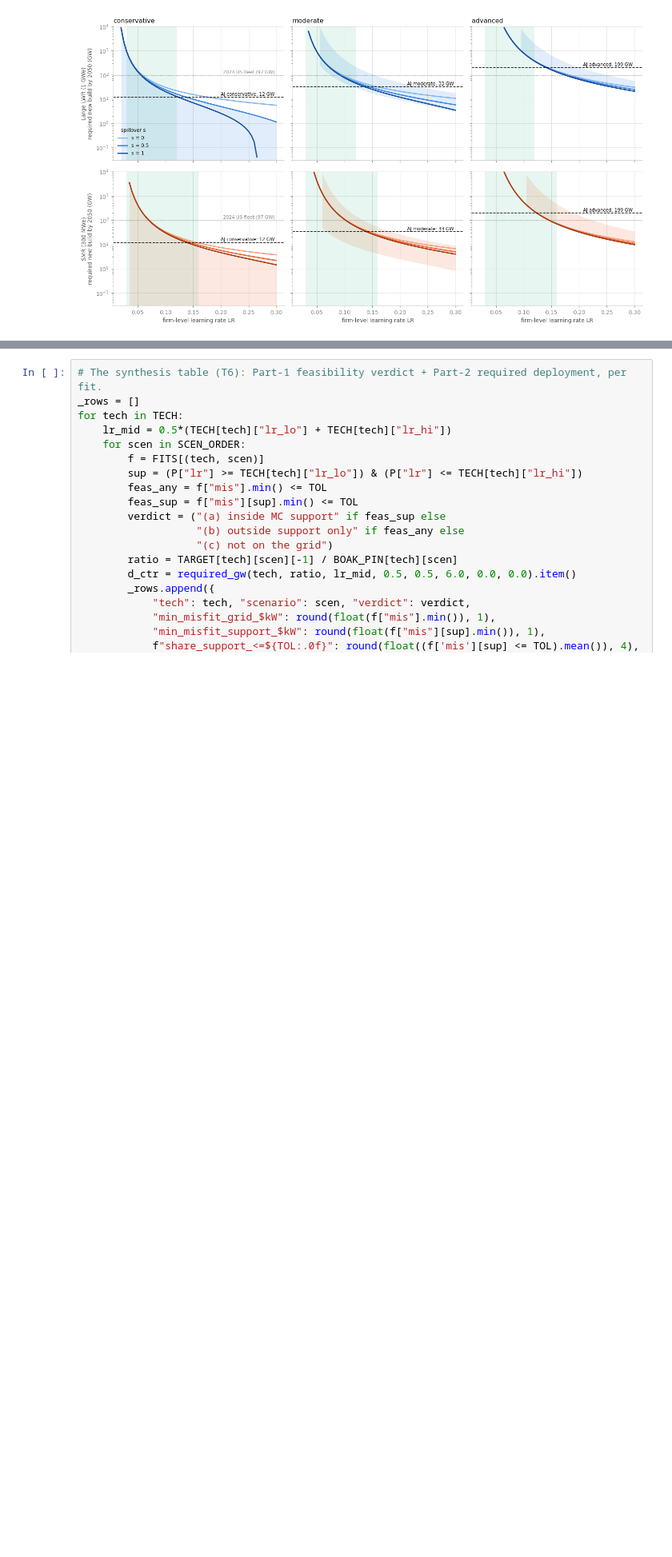
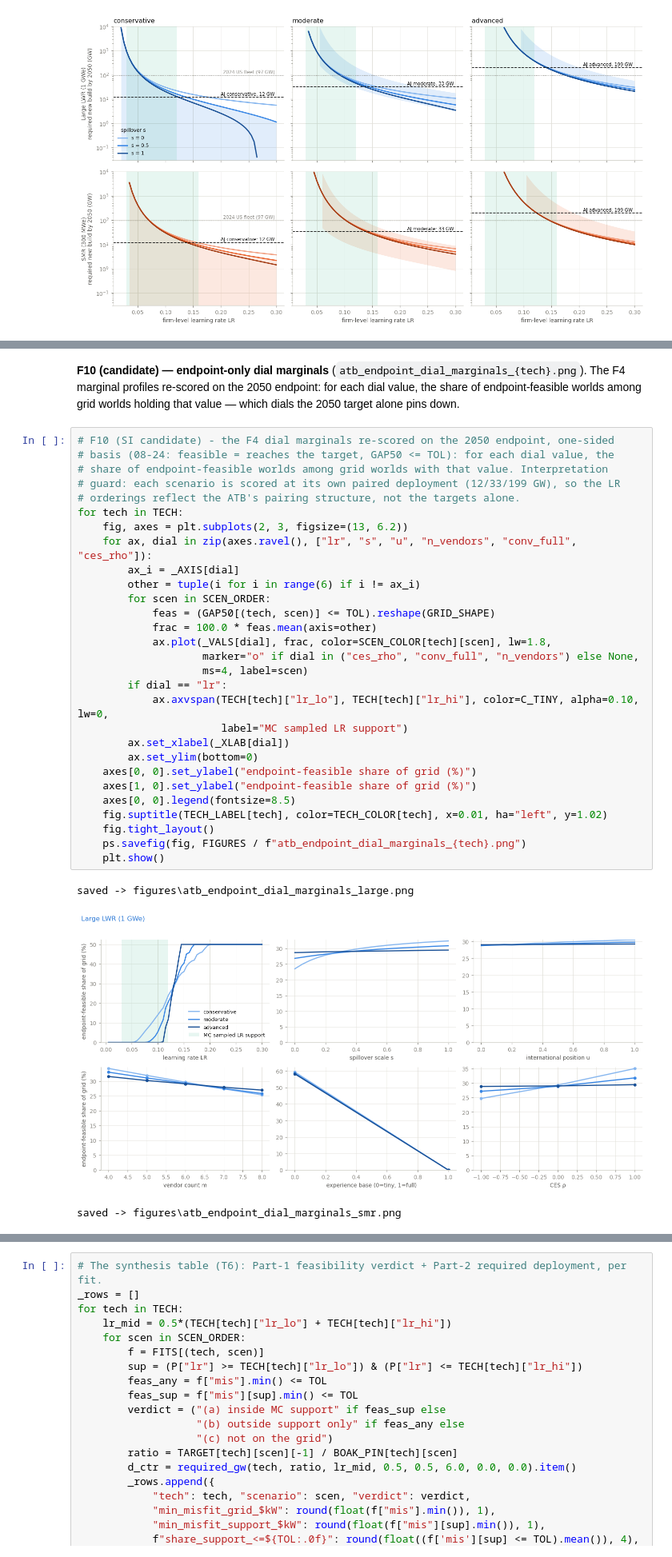
Before and after one commit to Ethan-s-PhD/ReEDS-nuclear-learning, a Jupyter notebook: z-ethan/mc/atb_parameter_space.ipynb, the cells around one changed output, grey strips where cells are left out. Shown at 80% size. Drawn from its saved outputs; the diff is of its cells as text; blank space fills up the shorter version.

```diff
--- a/z-ethan/mc/atb_parameter_space.ipynb
+++ b/z-ethan/mc/atb_parameter_space.ipynb
@@ -1318,0 +1515,35 @@ saved -> figures\atb_required_deployment_vs_lr.png
+# %% [markdown]
+**F10 (candidate) — endpoint-only dial marginals** (`atb_endpoint_dial_marginals_{tech}.png`). The F4 marginal profiles re-scored on the 2050 endpoint: for each dial value, the share of endpoint-feasible worlds among grid worlds holding that value — which dials the 2050 target alone pins down.
+# %%
+# F10 (SI candidate) - the F4 dial marginals re-scored on the 2050 endpoint, one-sided
+# basis (08-24: feasible = reaches the target, GAP50 <= TOL): for each dial value, the
+# share of endpoint-feasible worlds among grid worlds with that value. Interpretation
+# guard: each scenario is scored at its own paired deployment (12/33/199 GW), so the LR
+# orderings reflect the ATB's pairing structure, not the targets alone.
+for tech in TECH:
+    fig, axes = plt.subplots(2, 3, figsize=(13, 6.2))
+    for ax, dial in zip(axes.ravel(), ["lr", "s", "u", "n_vendors", "conv_full", "ces_rho"]):
+        ax_i = _AXIS[dial]
+        other = tuple(i for i in range(6) if i != ax_i)
+        for scen in SCEN_ORDER:
+            feas = (GAP50[(tech, scen)] <= TOL).reshape(GRID_SHAPE)
+            frac = 100.0 * feas.mean(axis=other)
+            ax.plot(_VALS[dial], frac, color=SCEN_COLOR[tech][scen], lw=1.8,
+                    marker="o" if dial in ("ces_rho", "conv_full", "n_vendors") else None,
+                    ms=4, label=scen)
+        if dial == "lr":
+            ax.axvspan(TECH[tech]["lr_lo"], TECH[tech]["lr_hi"], color=C_TINY, alpha=0.10, lw=0,
+                       label="MC sampled LR support")
+        ax.set_xlabel(_XLAB[dial])
+        ax.set_ylim(bottom=0)
+    axes[0, 0].set_ylabel("endpoint-feasible share of grid (%)")
+    axes[1, 0].set_ylabel("endpoint-feasible share of grid (%)")
+    axes[0, 0].legend(fontsize=8.5)
+    fig.suptitle(TECH_LABEL[tech], color=TECH_COLOR[tech], x=0.01, ha="left", y=1.02)
+    fig.tight_layout()
+    ps.savefig(fig, FIGURES / f"atb_endpoint_dial_marginals_{tech}.png")
+    plt.show()
+# %% [output]
+saved -> figures\atb_endpoint_dial_marginals_large.png
+[figure, added]
+saved -> figures\atb_endpoint_dial_marginals_smr.png
```
Also changed, not shown: parts of 12 cells of this notebook, 22 other files.
